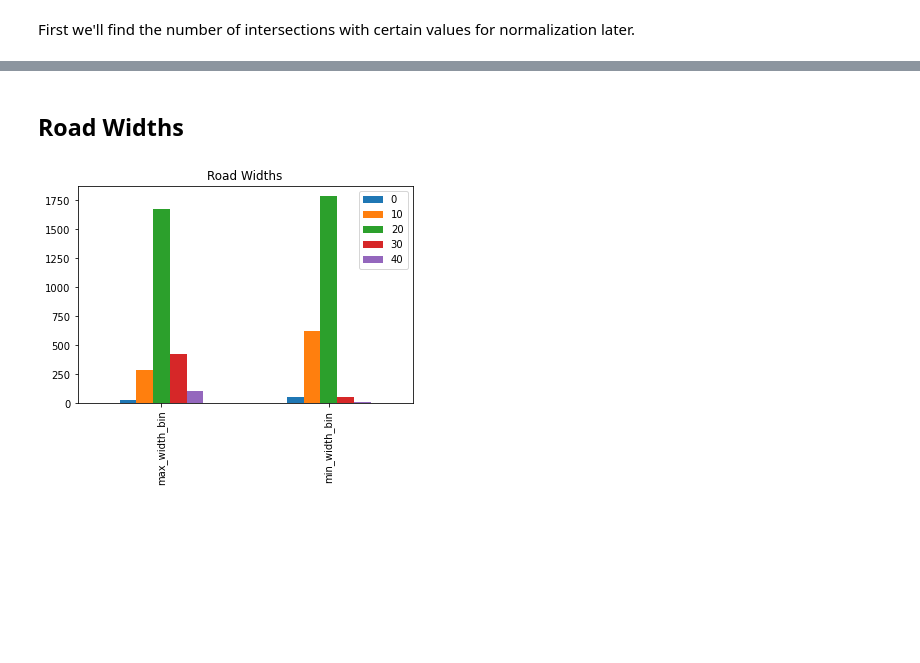
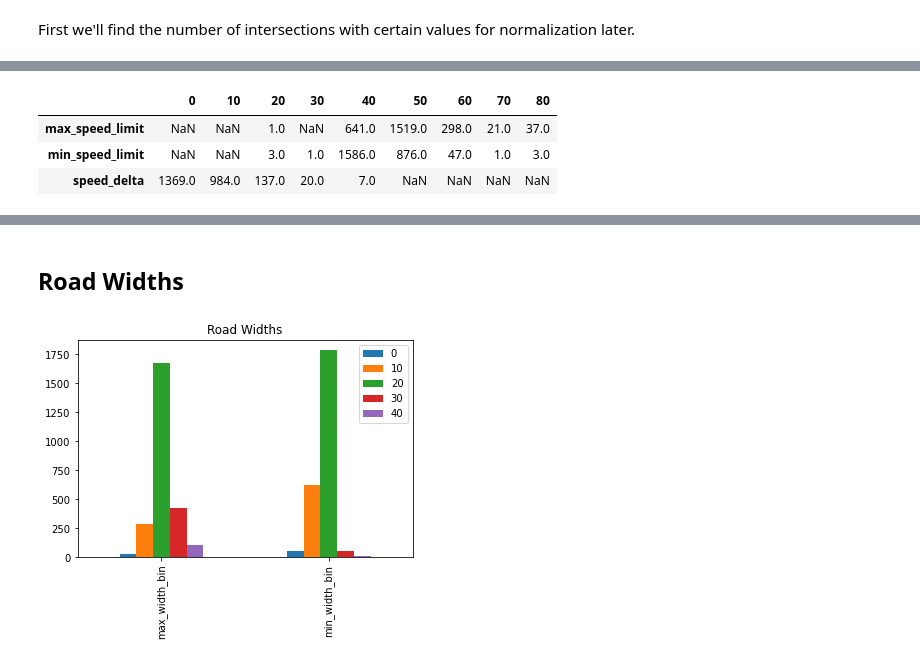
Before and after one commit to FutureProg/Burlington-Crash-Probability-2023, a Jupyter notebook: 2_analysis.ipynb, the cells around one changed output, grey strips where cells are left out. Saved outputs shown, nothing was run; the diff lists cells and outputs as text; code cells hidden in the pictures; blank space fills up the shorter version.

```diff
--- a/2_analysis.ipynb
+++ b/2_analysis.ipynb
@@ -47,0 +50,7 @@ We'll take a naive look first at the normalized values for road speeds. We'll al
+# %%
+pd.DataFrame([stats['max_speed_limit'], stats['min_speed_limit'], stats['speed_delta']])
+# %% [output]
+|  | 0 | 10 | 20 | 30 | 40 | 50 | 60 | 70 | 80 |
+| max_speed_limit | NaN | NaN | 1.0 | NaN | 641.0 | 1519.0 | 298.0 | 21.0 | 37.0 |
+| min_speed_limit | NaN | NaN | 3.0 | 1.0 | 1586.0 | 876.0 | 47.0 | 1.0 | 3.0 |
+| speed_delta | 1369.0 | 984.0 | 137.0 | 20.0 | 7.0 | NaN | NaN | NaN | NaN |
```
Also changed, not shown: parts of 14 cells of this notebook.
